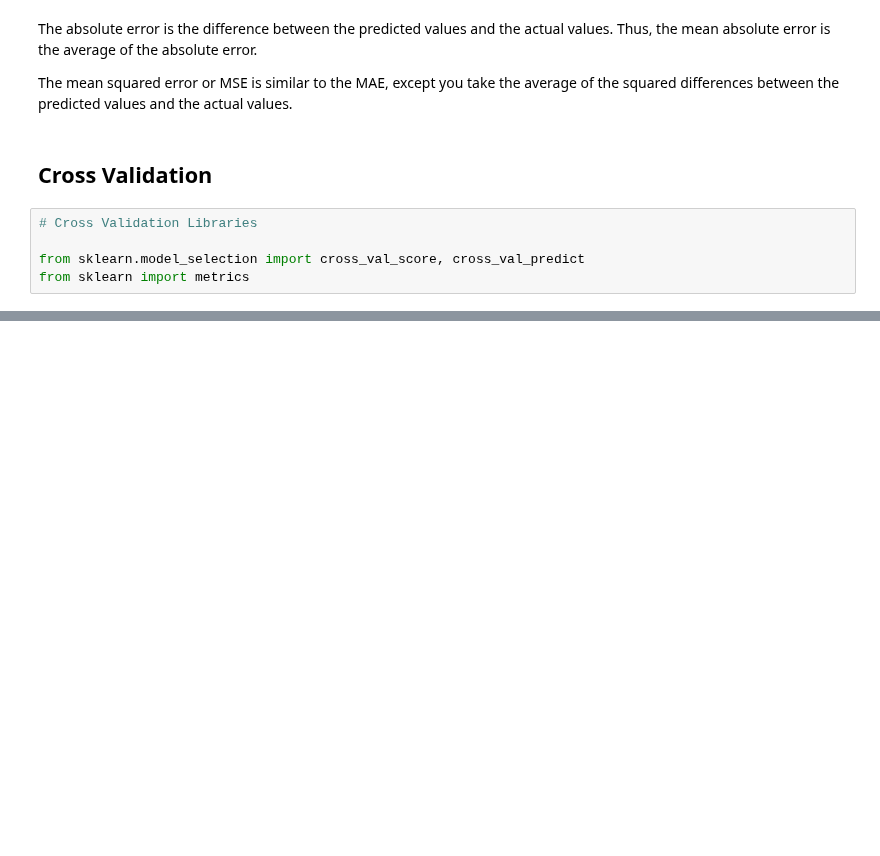
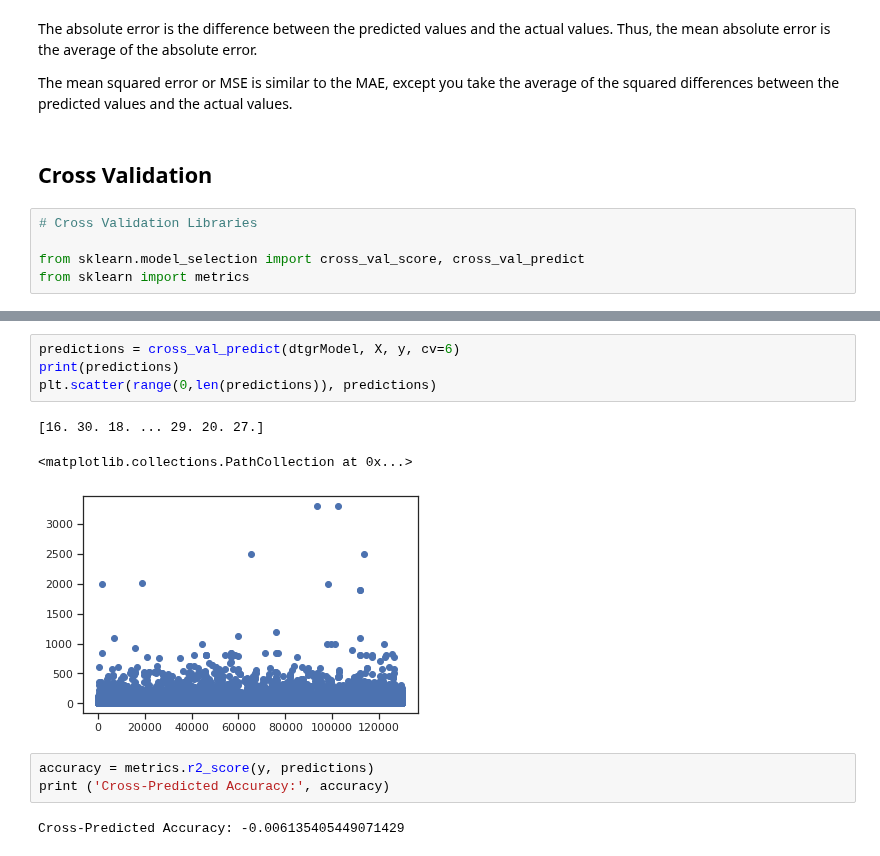
Before and after one commit to chois11/7072CEM-ML, a Jupyter notebook: Decision Tree Regression.ipynb, the cells around one changed output, grey strips where cells are left out. Cells and saved outputs as stored; diff of their text form; blank space fills up the shorter version.

```diff
--- a/Decision Tree Regression.ipynb
+++ b/Decision Tree Regression.ipynb
@@ -146,0 +144,13 @@ ValueError: x and y must be the same size
+# %%
+predictions = cross_val_predict(dtgrModel, X, y, cv=6)
+print(predictions)
+plt.scatter(range(0,len(predictions)), predictions)
+# %% [output]
+[16. 30. 18. ... 29. 20. 27.]
+<matplotlib.collections.PathCollection at 0x...>
+[figure, added]
+# %%
+accuracy = metrics.r2_score(y, predictions)
+print ('Cross-Predicted Accuracy:', accuracy)
+# %% [output]
+Cross-Predicted Accuracy: -0.006135405449071429
```
Also changed, not shown: parts of 3 cells of this notebook, 5 other files.
